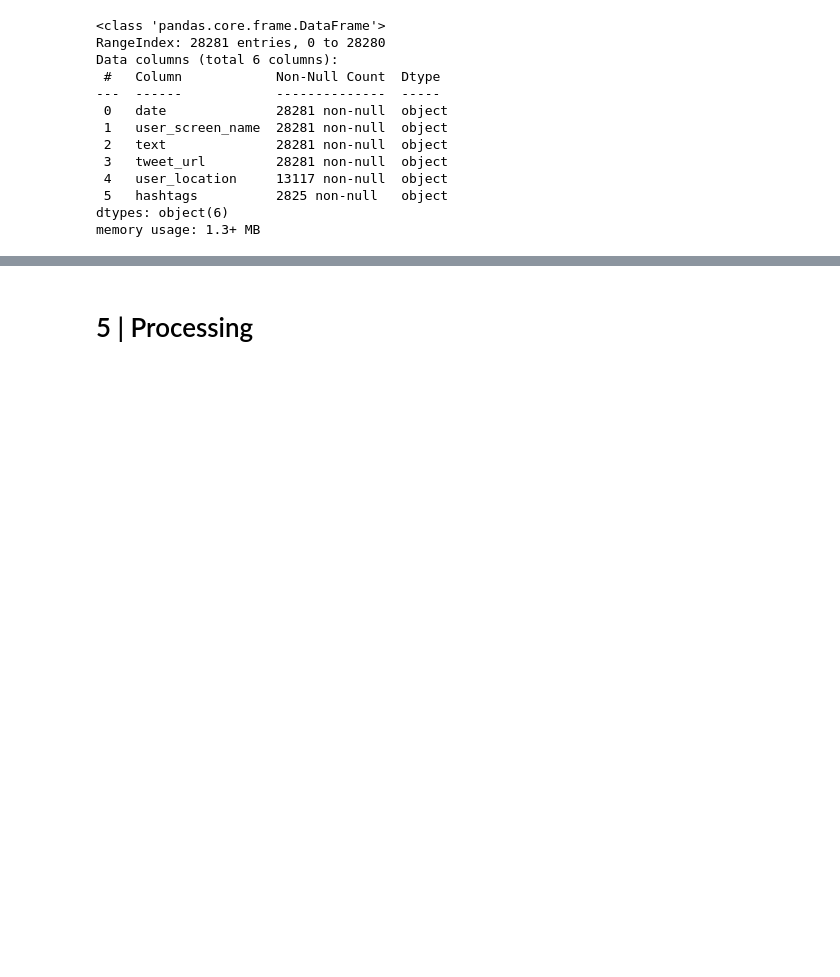
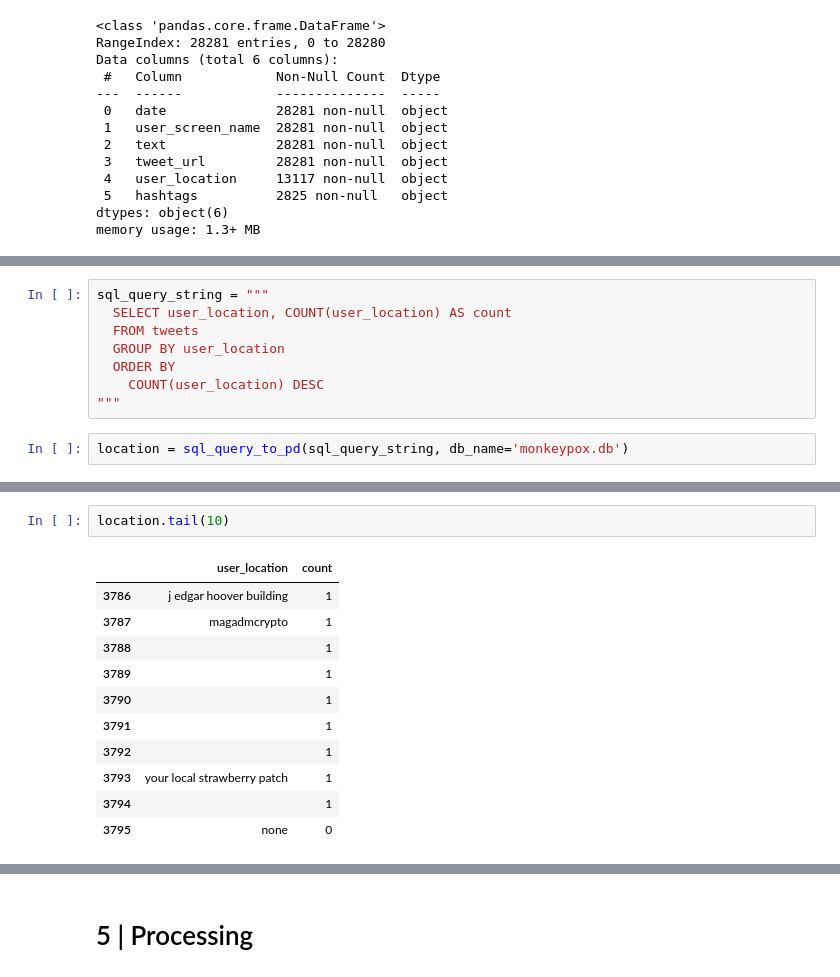
Before and after one commit to slp22/data-engineering-project, a Jupyter notebook: engineering_monkeypox_pipeline.ipynb, the cells around one changed output, grey strips where cells are left out. Saved outputs shown, nothing was run; the diff lists cells and outputs as text; blank space fills up the shorter version.

Commit message:
add location table

```diff
--- a/engineering_monkeypox_pipeline.ipynb
+++ b/engineering_monkeypox_pipeline.ipynb
@@ -688,0 +651,10 @@ memory usage: 1.3+ MB
+# %%
+sql_query_string = """
+  SELECT user_location, COUNT(user_location) AS count
+  FROM tweets
+  GROUP BY user_location
+  ORDER BY
+    COUNT(user_location) DESC
+"""
+# %%
+location = sql_query_to_pd(sql_query_string, db_name='monkeypox.db')
@@ -688,0 +673,14 @@ memory usage: 1.3+ MB
+# %%
+location.tail(10)
+# %% [output]
+|  | user_location | count |
+| 3786 | j edgar hoover building | 1 |
+| 3787 | magadmcrypto | 1 |
+| 3788 |  | 1 |
+| 3789 |  | 1 |
+| 3790 |  | 1 |
+| 3791 |  | 1 |
+| 3792 |  | 1 |
+| 3793 | your local strawberry patch | 1 |
+| 3794 |  | 1 |
+| 3795 | none | 0 |
```
Also changed, not shown: parts of 43 cells of this notebook.
